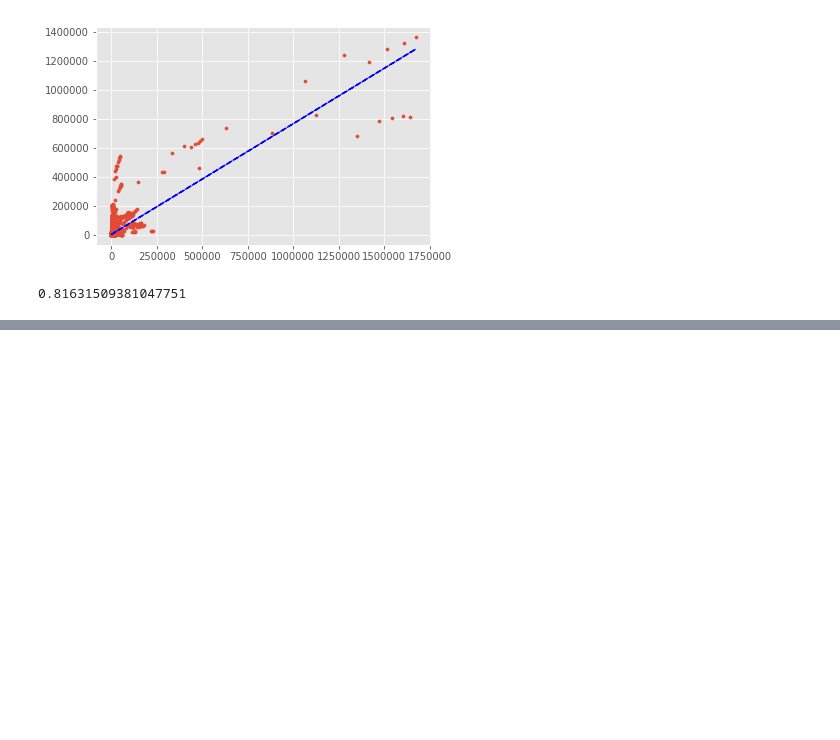
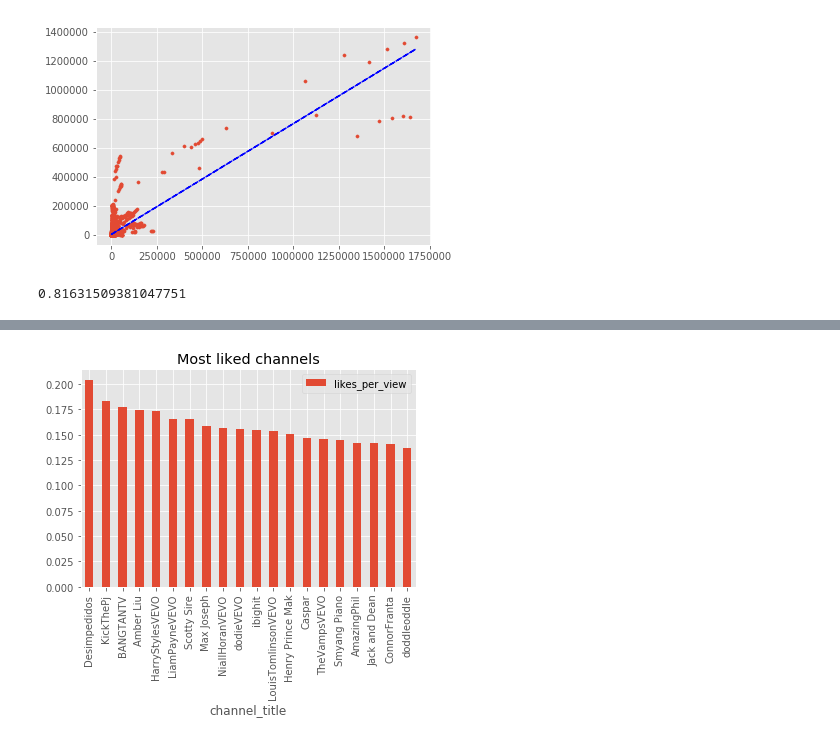
Before and after one commit to JoepStraatman/JoepTube, a Jupyter notebook: JoepTubeTestGoed.ipynb, the cells around one changed output, grey strips where cells are left out. Drawn from its saved outputs; the diff is of its cells as text; code cells hidden in the pictures; blank space fills up the shorter version.

```diff
--- a/JoepTubeTestGoed.ipynb
+++ b/JoepTubeTestGoed.ipynb
@@ -217,0 +226,8 @@ df['dislikes'].corr(df['comment_count'])
+# %%
+df['likes_per_view'] = df['likes'] / df['views']
+# %%
+df_channel =pd.DataFrame(df.groupby(by=['channel_title'])['likes_per_view'].mean()).sort_values(by='likes_per_view',ascending=False)
+df_channel.head(20).plot(kind='bar');
+plt.title('Most liked channels');
+# %% [output]
+[figure, added]
```
Also changed, not shown: parts of 3 cells of this notebook.
